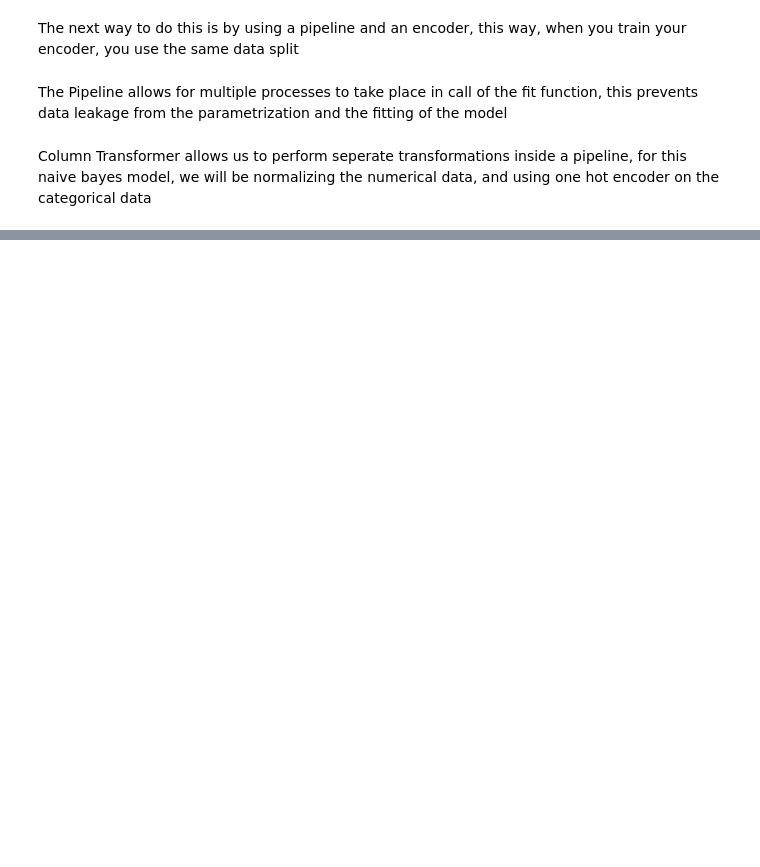
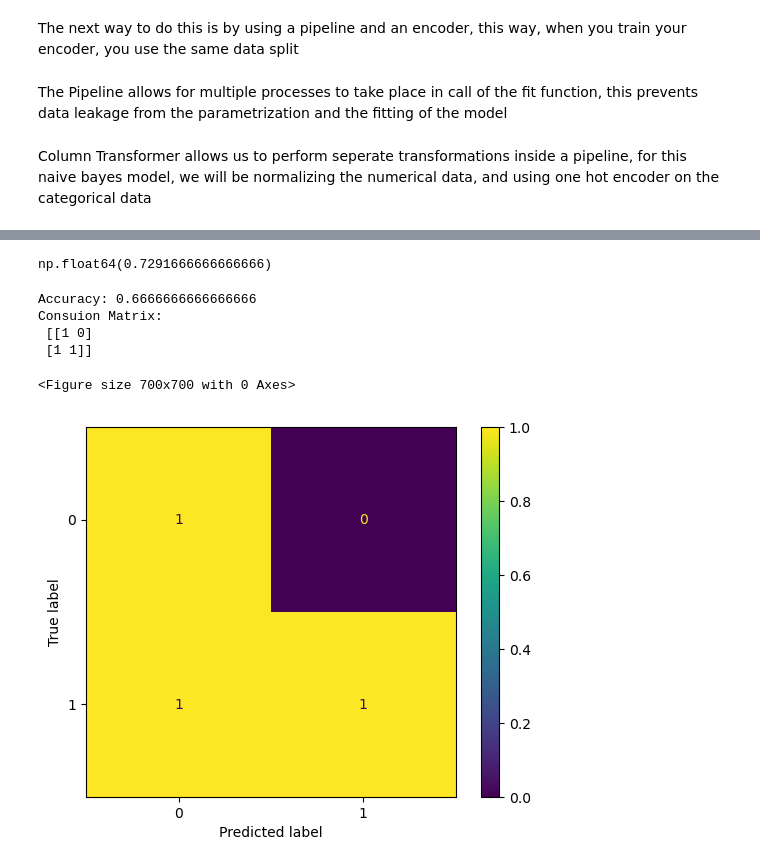
Before and after one commit to pavobravo11/scikit-learn-modules, a Jupyter notebook: 2. Naive_Bayes/1. Bayes_Theorem.ipynb, the cells around one changed output, grey strips where cells are left out. Cells and saved outputs as stored; diff of their text form; code cells hidden in the pictures; blank space fills up the shorter version.

```diff
--- a/2. Naive_Bayes/1. Bayes_Theorem.ipynb
+++ b/2. Naive_Bayes/1. Bayes_Theorem.ipynb
@@ -153,7 +157,7 @@ Column Transformer allows us to perform seperate transformations inside a pipeli
 # %%
 from sklearn.pipeline import Pipeline
 from sklearn.compose import ColumnTransformer
-from sklearn.preprocessing import StandardScaler, OneHotEncoder
+from sklearn.preprocessing import OneHotEncoder
 from sklearn.naive_bayes import GaussianNB
 from sklearn.model_selection import RandomizedSearchCV
 from scipy.stats import loguniform
@@ -162,7 +166,10 @@ from sklearn.model_selection import train_test_split
 golf = pd.read_csv('../Class_Data/golf.csv')
 golf['Play'] = golf['Play'].map({'yes': 1, 'no': 0})
 
-golf.info()
+X = golf.drop('Play', axis=1)
+y = golf['Play']
+
+golf.info(), X, y
 # %% [output]
 <class 'pandas.core.frame.DataFrame'>
 RangeIndex: 14 entries, 0 to 13
@@ -190,0 +226,6 @@ pipe = Pipeline([
+# %%
+pipe = Pipeline([
+    ('preprocessor', preprocessor),
+    ('guassiannb', GaussianNB())
+])
+pipe
@@ -190,0 +280,38 @@ pipe = Pipeline([
+# %%
+# Our model is now too complex for this dataset
+max(clf.cv_results_['mean_train_score'])
+# %% [output]
+np.float64(0.7291666666666666)
+# %%
+y_pred = clf.predict(X_test)
+# %%
+from sklearn.metrics import (
+    accuracy_score,
+    confusion_matrix,
+    ConfusionMatrixDisplay,
+    PrecisionRecallDisplay,
+    RocCurveDisplay
+)
+import matplotlib.pyplot as plt
+
+
+print("Accuracy:", accuracy_score(y_test, y_pred))
+
+m = confusion_matrix(
+        y_test,
+        y_pred,
+        labels=clf.classes_)
+
+print("Consuion Matrix:\n", m)
+
+plt.figure(figsize=(7, 7))
+disp = ConfusionMatrixDisplay(m, display_labels=clf.classes_)
+disp.plot()
+plt.show()
+# %% [output]
+Accuracy: 0.6666666666666666
+Consuion Matrix:
+ [[1 0]
+ [1 1]]
+<Figure size 700x700 with 0 Axes>
+[figure, added]
```
Also changed, not shown: parts of 16 cells of this notebook.
